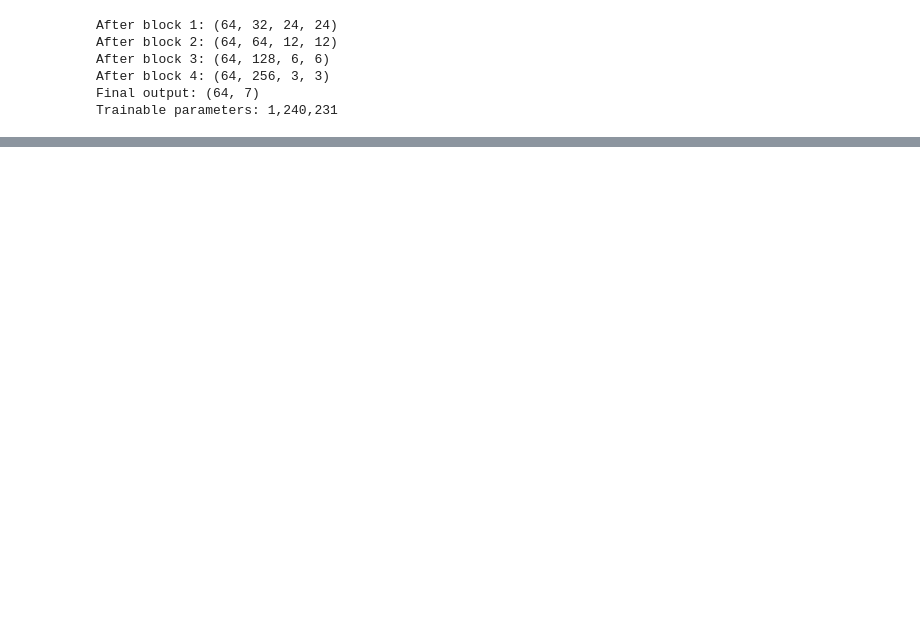
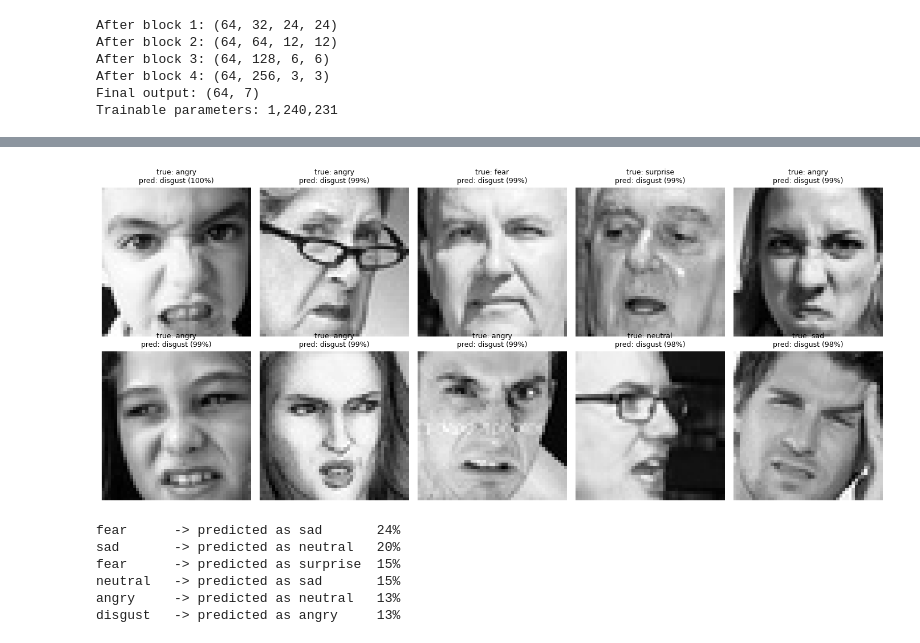
Before and after one commit to deepalsr/human_emotion_detection, a Jupyter notebook: emotion_learning.ipynb, the cells around one changed output, grey strips where cells are left out. Drawn from its saved outputs; the diff is of its cells as text; code cells hidden in the pictures; blank space fills up the shorter version.

```diff
--- a/emotion_learning.ipynb
+++ b/emotion_learning.ipynb
@@ -304,0 +363,29 @@ plt.show()
+# %%
+wrong = (all_preds != all_labels).nonzero().squeeze()
+confidence = all_probs[wrong].max(dim=1).values
+worst = wrong[confidence.argsort(descending=True)[:10]]
+
+fig, axes = plt.subplots(2, 5, figsize=(14, 6))
+for ax, idx in zip(axes.flat, worst):
+    img, _ = test_ds[idx.item()]
+    ax.imshow(img.squeeze() * 0.5 + 0.5, cmap="gray")    # undo Normalize
+    ax.set_title(f"true: {classes[all_labels[idx]]}\n"
+                 f"pred: {classes[all_preds[idx]]} ({all_probs[idx].max():.0%})",
+                 fontsize=9)
+    ax.axis("off")
+plt.tight_layout()
+plt.show()
+# %% [output]
+[figure, added]
+# %%
+pairs = [(cm_norm[i, j], classes[i], classes[j])
+         for i in range(7) for j in range(7) if i != j]
+for v, true, pred in sorted(pairs, reverse=True)[:6]:
+    print(f"{true:9s} -> predicted as {pred:9s} {v:.0%}")
+# %% [output]
+fear      -> predicted as sad       24%
+sad       -> predicted as neutral   20%
+fear      -> predicted as surprise  15%
+neutral   -> predicted as sad       15%
+angry     -> predicted as neutral   13%
+disgust   -> predicted as angry     13%
```
Also changed, not shown: parts of 13 cells of this notebook, 3 other files.
